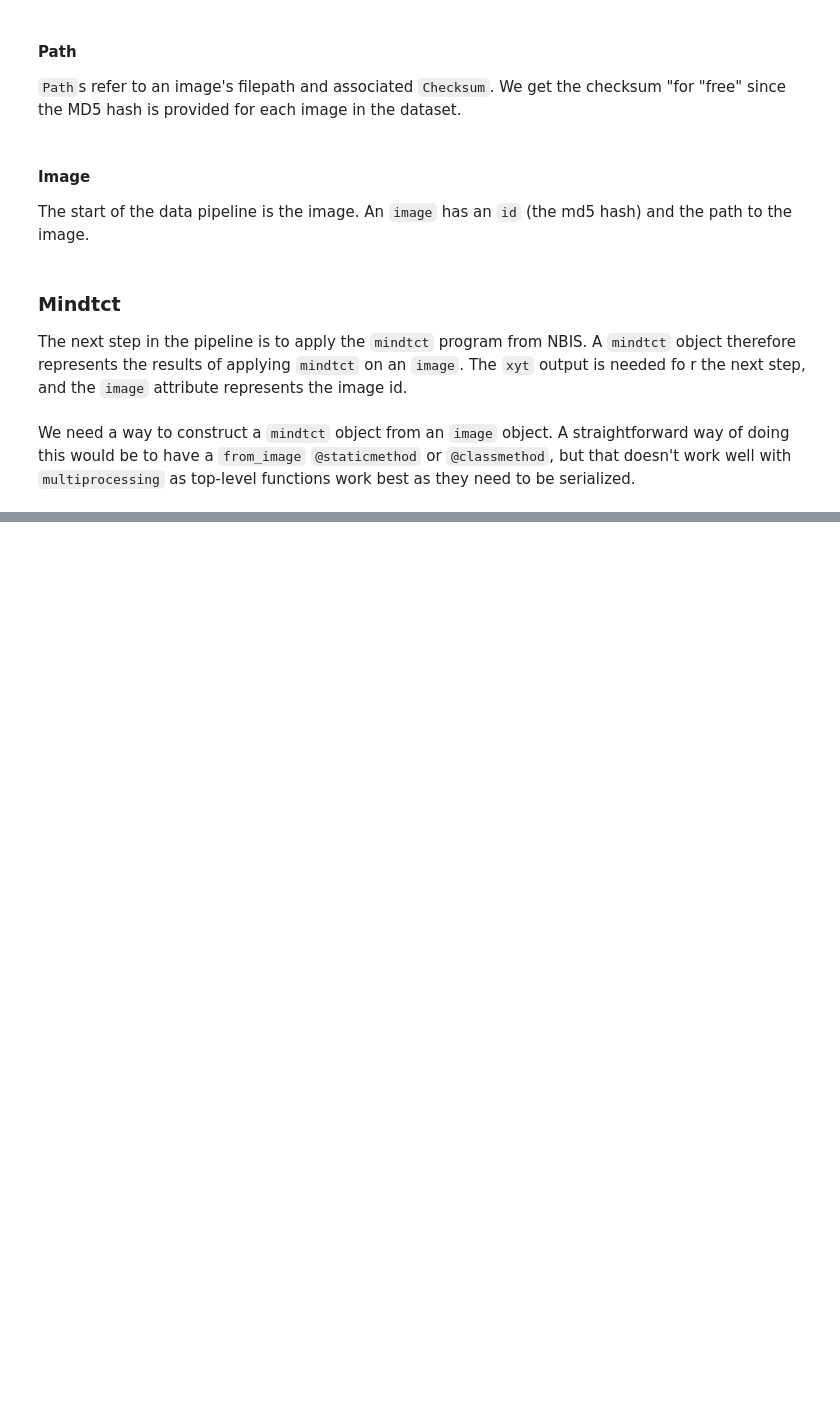
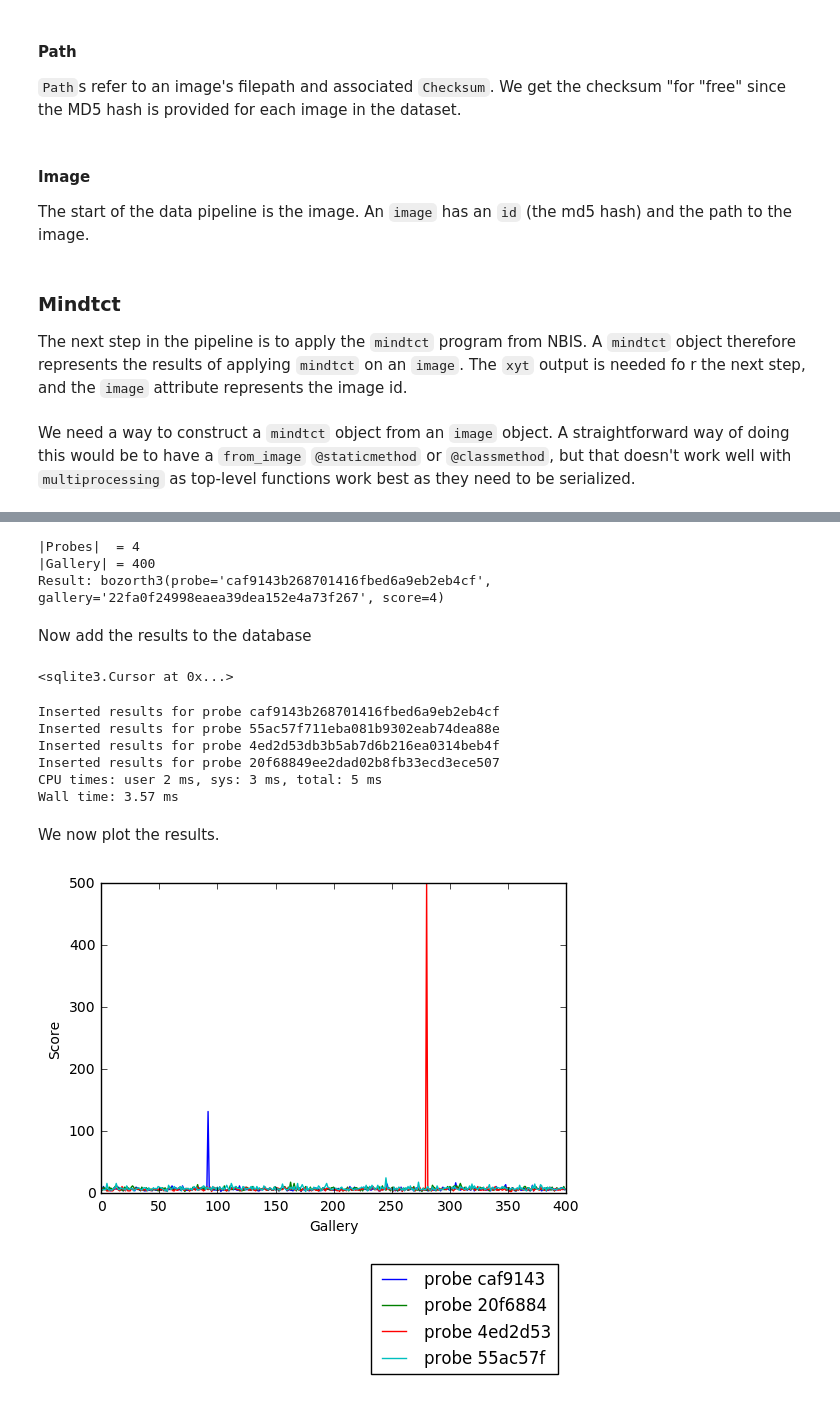
Before and after one commit to miaozhan/classes, a Jupyter notebook: docs/source/notebooks/fingerprint_matching.ipynb, the cells around one changed output, grey strips where cells are left out. Saved outputs shown, nothing was run; the diff lists cells and outputs as text; code cells hidden in the pictures; blank space fills up the shorter version.

```diff
--- a/docs/source/notebooks/fingerprint_matching.ipynb
+++ b/docs/source/notebooks/fingerprint_matching.ipynb
@@ -226,0 +389,7 @@ The final step in the pipeline is running the `bozorth3`
+# %%
+%%time
+print('Loading images')
+paths = locate_paths(md5listpath, dataprefix)
+images = locate_images(paths)
+mindtcts = pool.map(mindtct_from_image, images)
+print('Done')
@@ -226,0 +414,10 @@ The final step in the pipeline is running the `bozorth3`
+# %%
+perc_probe = 0.001
+perc_gallery = 0.1
+# %%
+%%time
+print('Generating samples')
+probes  = random.sample(mindtcts, int(perc_probe   * len(mindtcts)))
+gallery = random.sample(mindtcts, int(perc_gallery * len(mindtcts)))
+print('|Probes| =', len(probes))
+print('|Gallery|=', len(gallery))
@@ -226,0 +445,37 @@ The final step in the pipeline is running the `bozorth3`
+# %%
+print('|Probes|  =', len(bozorth3s))
+print('|Gallery| =', len(bozorth3s[0]))
+print('Result:', bozorth3s[0][0])
+# %% [output]
+|Probes|  = 4
+|Gallery| = 400
+Result: bozorth3(probe='caf9143b268701416fbed6a9eb2eb4cf', gallery='22fa0f24998eaea39dea152e4a73f267', score=4)
+# %% [markdown]
+Now add the results to the database
+# %%
+dbfile = os.path.join(prefix, 'scores.db')
+conn = sqlite3.connect(dbfile)
+cursor = conn.cursor()
+cursor.execute(bozorth3.sql_stmt_create_table())
+# %% [output]
+<sqlite3.Cursor at 0x...>
+# %%
+%%time
+for group in bozorth3s:
+    vals = map(bozorth3.sql_prepared_stmt_insert_values, group)
+    cursor.executemany(bozorth3.sql_prepared_stmt_insert(), vals)
+    conn.commit()
+    print('Inserted results for probe', group[0].probe)
+# %% [output]
+Inserted results for probe caf9143b268701416fbed6a9eb2eb4cf
+Inserted results for probe 55ac57f711eba081b9302eab74dea88e
+Inserted results for probe 4ed2d53db3b5ab7d6b216ea0314beb4f
+Inserted results for probe 20f68849ee2dad02b8fb33ecd3ece507
+CPU times: user 2 ms, sys: 3 ms, total: 5 ms
+Wall time: 3.57 ms
+# %% [markdown]
+We now plot the results.
+# %%
+plot(dbfile, nprobes=len(probes))
+# %% [output]
+[figure, added]
```
Also changed, not shown: parts of 37 cells of this notebook, 4 other files.
